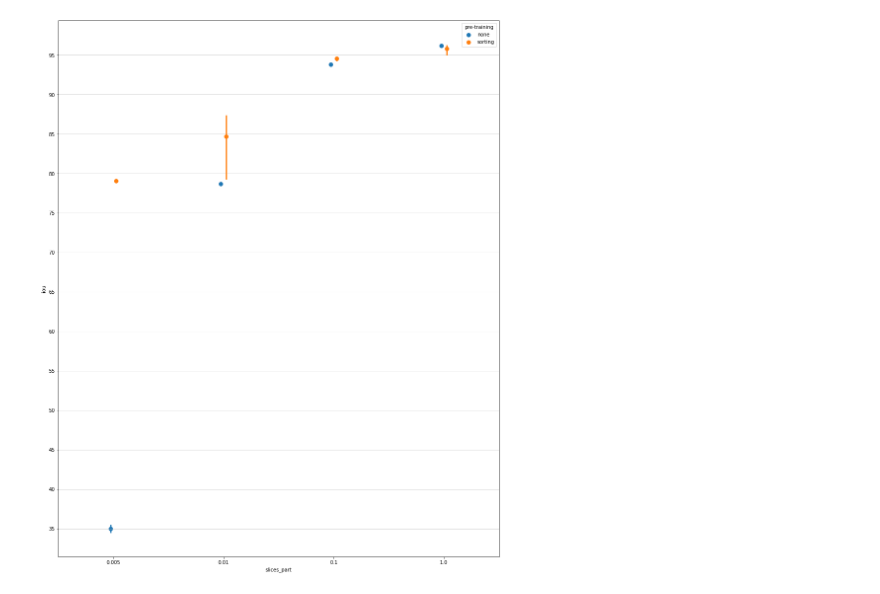
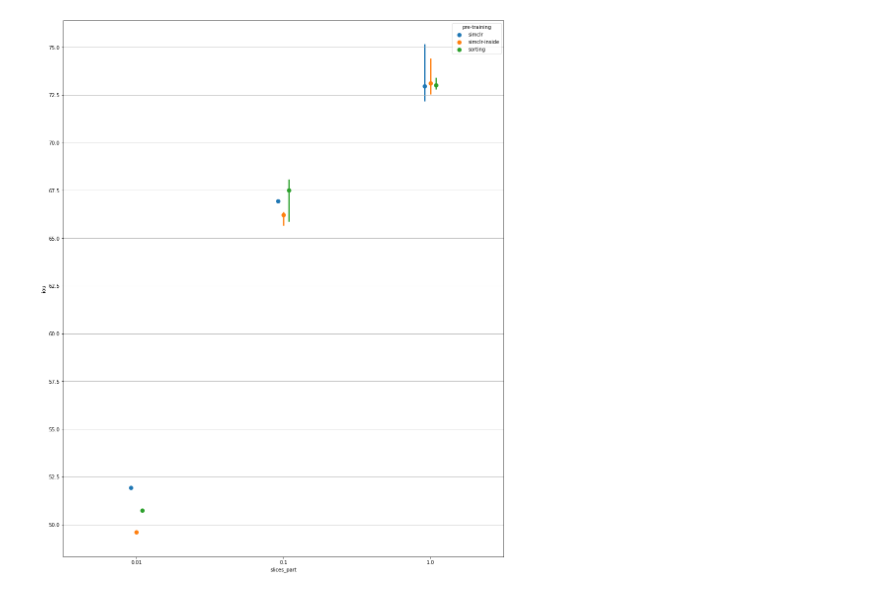
Before and after one commit to DL4XRayTomoImaging-KIT/training-repo, a Jupyter notebook: compare trainings.ipynb, the cells around one changed output. Drawn from its saved outputs; the diff is of its cells as text; code cells hidden in the pictures.

```diff
--- a/compare trainings.ipynb
+++ b/compare trainings.ipynb
@@ -11,3 +55,19 @@ all_partitions = ['1.0', '0.1', '0.01', '0.005']
+# %%
+addr_simclr = prefix+'simclr_2021-11-08_13-20-33/*_+dataset.dataset_rebalance_kwargs.segmented_part={part},+dataset=eyes_randomized,+model=eyes_pfpn_simclr,attempts=*,logger.project_name=null,sweep_prefix=*'+postfix
+addr_scratch = prefix+'scratch_2021-11-09_10-07-05/*_+dataset.dataset_rebalance_kwargs.segmented_part={part},+dataset=eyes_randomized,+model=eyes_pfpn_scratch,attempts=*,logger.project_name=null,sweep_prefix=*'+postfix
+addr_sorting = prefix+'sorting_2021-11-10_08-34-26/*_+dataset.dataset_rebalance_kwargs.segmented_part={part},+dataset=eyes_randomized,+model=eyes_pfpn_sorting,attempts=*,logger.project_name=null,sweep_prefix=*'+postfix
+addr_simclr2 = prefix+'simclr2_2021-11-11_08-39-12/*_+dataset.dataset_rebalance_kwargs.segmented_part={part},+dataset=eyes_randomized,+model=eyes_pfpn_simclr2,attempts=*,logger.project_name=null,sweep_prefix=*'+postfix
+addr_sorting_u = prefix+'sorting_u_2021-11-12_10-19-53/*_+dataset.dataset_rebalance_kwargs.segmented_part={part},+dataset=eyes_randomized,+model=eyes_pfpn_sorting_u,attempts=*,logger.project_name=null,sweep_prefix=*'+postfix
+# %%
+addresses = {
+    'simclr': addr_simclr,
+    'simclr-inside': addr_simclr2,
+#     'none': addr_scratch,
+    'sorting': addr_sorting,
+#     'sorting-noncropped': addr_sorting_u
+}
+# %%
+all_partitions = ['1.0', '0.1', '0.01']
 # %%
 import seaborn as sns
 import pandas as pd
@@ -25,23 +78,31 @@ addresses = {
+# %%
+def get_best_value_v1(metric_data):
+    return metric_data['best']['mean-iou']
+
+def get_best_value_v2(metric_data):
+    epochs = [k for k in metric_data.keys() if k.startswith('epoch_')]
+    metrics = [metric_data[k][2]['mean-iou'] for k in epochs]
+    return np.max(metrics)
 # %%
 all_runs = []
 for name, address in addresses.items():
     for slc_partition in all_partitions:
         all_metrics = glob(address.format(part=slc_partition))
         for metric in all_metrics:
             with open(metric) as f:
                 metric_data = json.load(f)
             current_measure = {'pre-training': name,
                                'slices_part': float(slc_partition),
-                               'iou': metric_data['best']['mean-iou']}
+                               'iou': get_best_value_v2(metric_data)}
             all_runs.append(current_measure)
 
 all_runs = pd.DataFrame(all_runs)
 
 plt.figure(figsize=(16, 20))
 sns.pointplot(data=all_runs, x='slices_part', y='iou', hue='pre-training', dodge=True, join=False, ci=100)
-loc = plticker.MultipleLocator(base=5.0) # this locator puts ticks at regular intervals
+loc = plticker.MultipleLocator(base=2.5) # this locator puts ticks at regular intervals
 plt.gca().yaxis.set_major_locator(loc)
 plt.grid(which='both', axis='y')
 plt.show()
 # %% [output]
-[figure, old version]
+[figure, new version]
```
Also changed, not shown: parts of 16 cells of this notebook, 15 other files.
